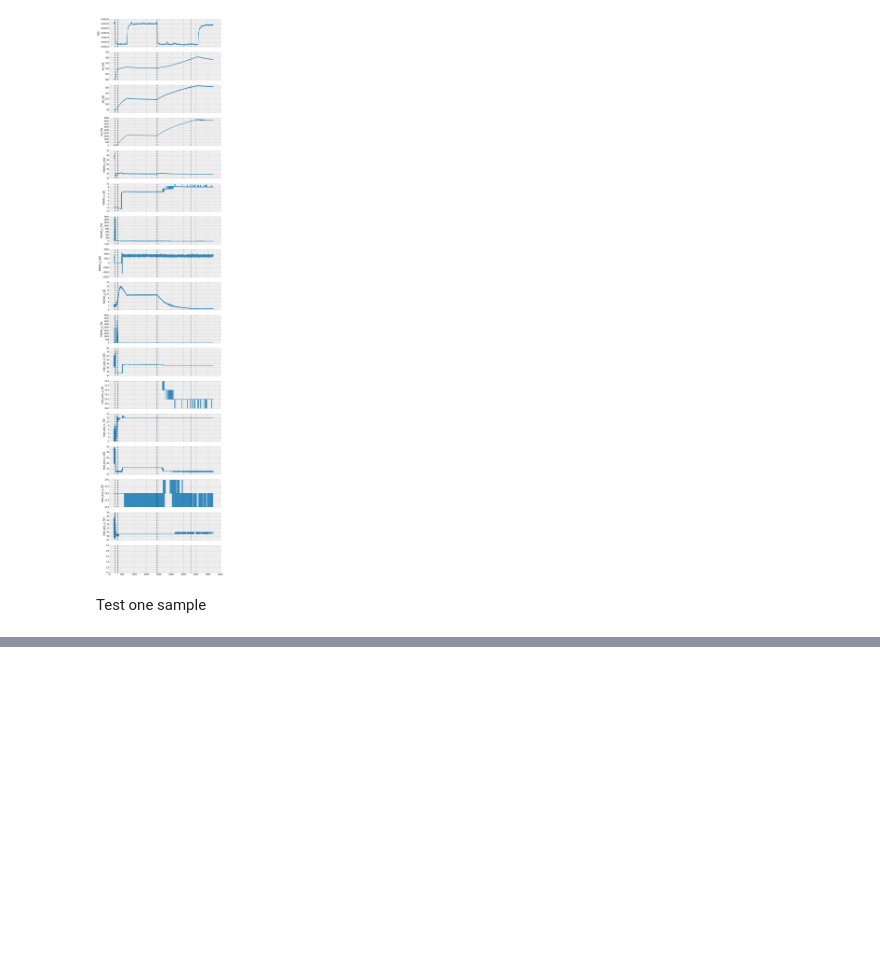
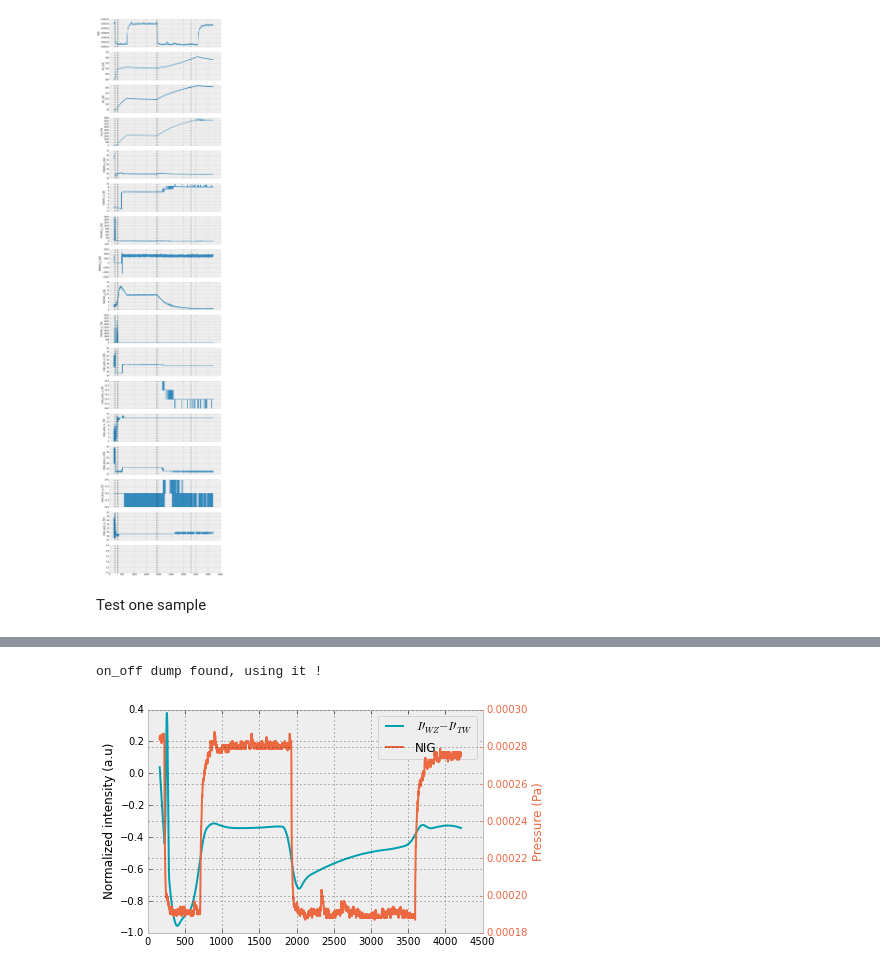
Before and after one commit to giulioungaretti/SPring8, a Jupyter notebook: 0800 time 1.ipynb, the cells around one changed output, grey strips where cells are left out. Saved outputs shown, nothing was run; the diff lists cells and outputs as text; code cells hidden in the pictures; blank space fills up the shorter version.

```diff
--- a/0800 time 1.ipynb
+++ b/0800 time 1.ipynb
@@ -407,3 +234,8 @@ ply.iplot(dataz,layout=layout)
+# %%
+do_diff_derivatives(data,parameters_dict,'TW');
+# %% [output]
+on_off dump found, using it !
+[figure, added]
 # %%
 from IPython.core.display import HTML
 def css_styling():
```
Also changed, not shown: parts of 27 cells of this notebook, 3 other files.
